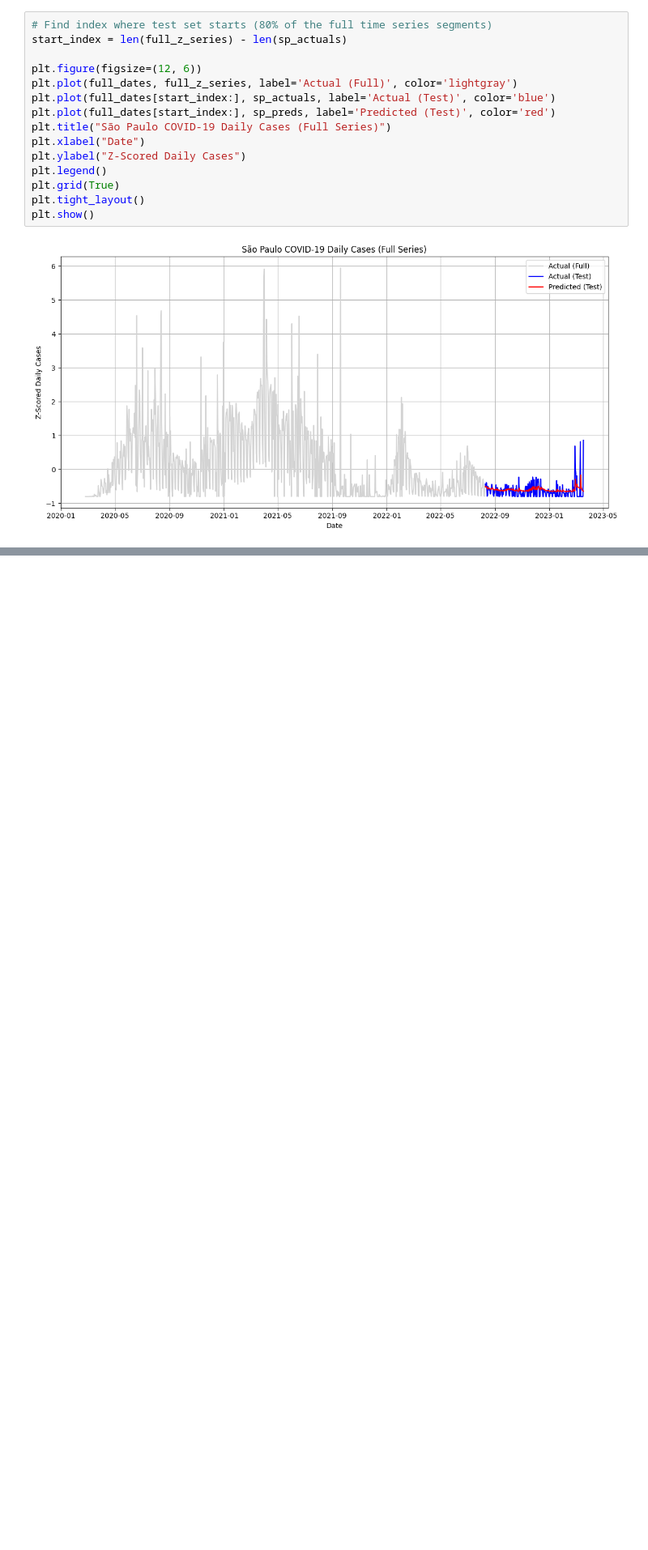
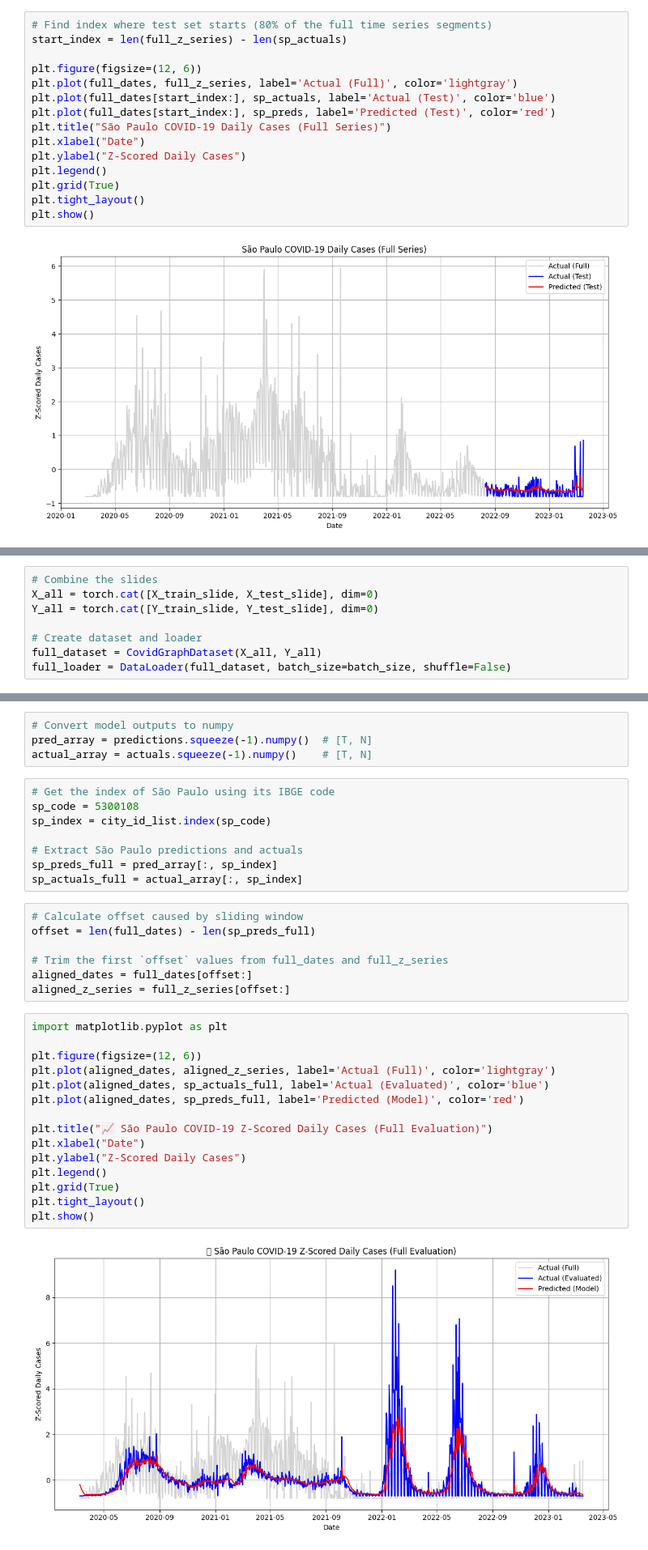
Before and after one commit to Youssef-Malek2004/GNNs-Covid-Mobility, a Jupyter notebook: GCN-Temporal-Fusion-Net.ipynb, the cells around one changed output, grey strips where cells are left out. Shown at 81% size. Saved outputs shown, nothing was run; the diff lists cells and outputs as text; blank space fills up the shorter version.

```diff
--- a/GCN-Temporal-Fusion-Net.ipynb
+++ b/GCN-Temporal-Fusion-Net.ipynb
@@ -496,0 +523,8 @@ torch.save(model.state_dict(), "models/GCN-Transformer-Fusion-Cleaned-Cities-1.p
+# %%
+# Combine the slides
+X_all = torch.cat([X_train_slide, X_test_slide], dim=0)
+Y_all = torch.cat([Y_train_slide, Y_test_slide], dim=0)
+
+# Create dataset and loader
+full_dataset = CovidGraphDataset(X_all, Y_all)
+full_loader = DataLoader(full_dataset, batch_size=batch_size, shuffle=False)
@@ -496,0 +559,36 @@ torch.save(model.state_dict(), "models/GCN-Transformer-Fusion-Cleaned-Cities-1.p
+# %%
+# Convert model outputs to numpy
+pred_array = predictions.squeeze(-1).numpy()  # [T, N]
+actual_array = actuals.squeeze(-1).numpy()    # [T, N]
+# %%
+# Get the index of São Paulo using its IBGE code
+sp_code = 5300108
+sp_index = city_id_list.index(sp_code)
+
+# Extract São Paulo predictions and actuals
+sp_preds_full = pred_array[:, sp_index]
+sp_actuals_full = actual_array[:, sp_index]
+# %%
+# Calculate offset caused by sliding window
+offset = len(full_dates) - len(sp_preds_full)
+
+# Trim the first `offset` values from full_dates and full_z_series
+aligned_dates = full_dates[offset:]
+aligned_z_series = full_z_series[offset:]
+# %%
+import matplotlib.pyplot as plt
+
+plt.figure(figsize=(12, 6))
+plt.plot(aligned_dates, aligned_z_series, label='Actual (Full)', color='lightgray')
+plt.plot(aligned_dates, sp_actuals_full, label='Actual (Evaluated)', color='blue')
+plt.plot(aligned_dates, sp_preds_full, label='Predicted (Model)', color='red')
+
+plt.title("📈 São Paulo COVID-19 Z-Scored Daily Cases (Full Evaluation)")
+plt.xlabel("Date")
+plt.ylabel("Z-Scored Daily Cases")
+plt.legend()
+plt.grid(True)
+plt.tight_layout()
+plt.show()
+# %% [output]
+[figure, added]
```
Also changed, not shown: parts of 13 cells of this notebook, 17 other files.
